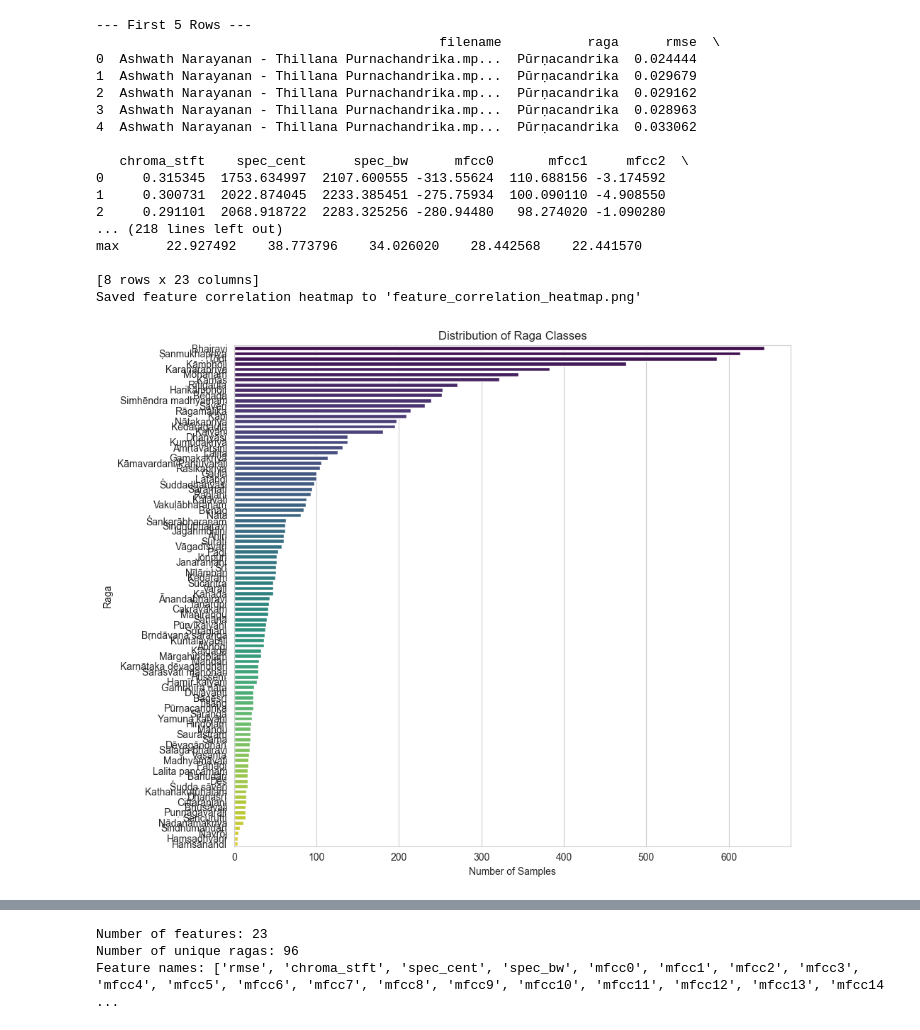
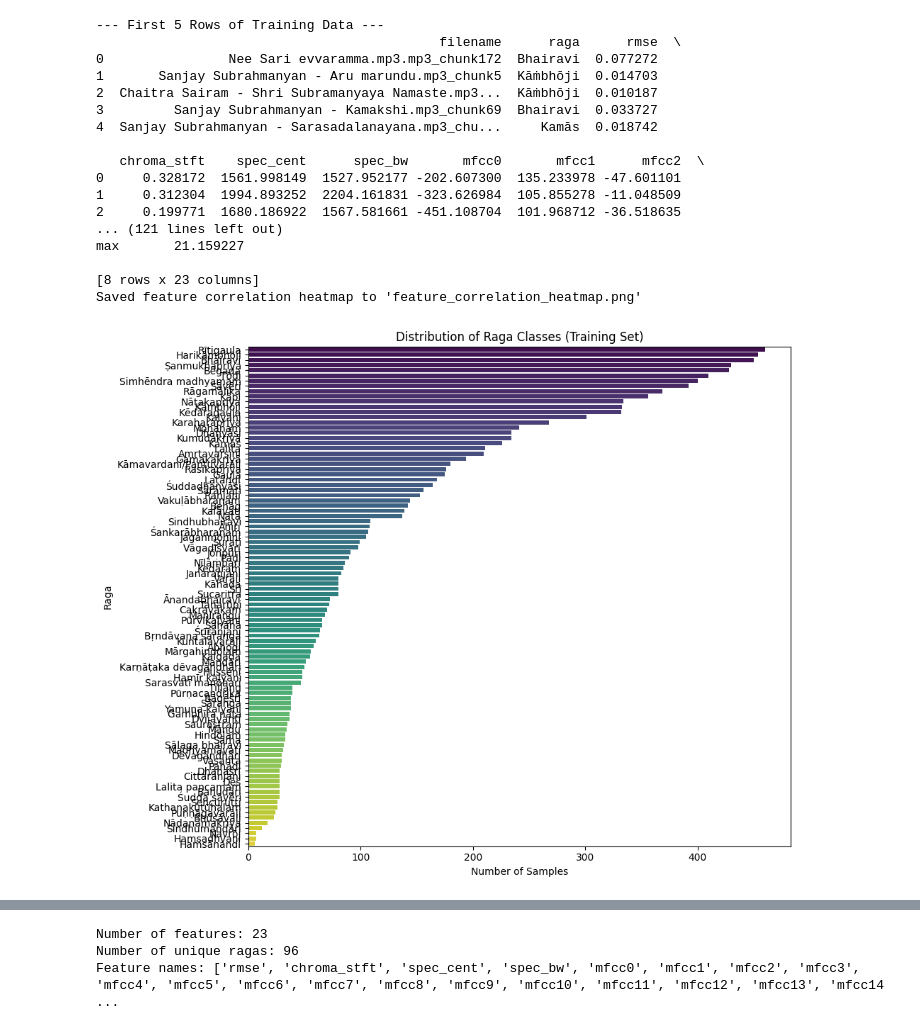
Before and after one commit to vvk-mhn/ML_Carnatic, a Jupyter notebook: ML_Project.ipynb, the cells around one changed output, grey strips where cells are left out. Saved outputs shown, nothing was run; the diff lists cells and outputs as text; code cells hidden in the pictures.

Commit message:
Change use separate csvs train test

```diff
--- a/ML_Project.ipynb
+++ b/ML_Project.ipynb
@@ -28,8 +8,10 @@ import seaborn as sns
 import sklearn as skl
 %matplotlib inline
 # %%
-df = pd.read_csv("saraga_chunked_normalized_features_2.csv")
-df.head(5)
+df_train = pd.read_csv("train_features_chunk_split_aug.csv")
+df_test = pd.read_csv("test_features_chunk_split.csv")
+df_val = pd.read_csv("validation_features_chunk_split.csv")
+df_train.head(5)
 import warnings
 warnings.filterwarnings('ignore')
 # %%
@@ -94,66 +92,68 @@ import pandas as pd
 import matplotlib.pyplot as plt
 import seaborn as sns
 
-df = pd.read_csv("saraga_chunked_normalized_features_2.csv")
+# You already loaded these at the top
+# df_train = pd.read_csv("train_features_chunk_split_aug.csv")
+# df_test = pd.read_csv("test_features_chunk_split.csv")
+# df_val = pd.read_csv("validation_features_chunk_split.csv")
 
-# print("Initial Data Info")
-# print(df.info())
+print("\n--- First 5 Rows of Training Data ---")
+print(df_train.head())
 
-print("\n--- First 5 Rows ---")
-print(df.head())
+# Data cleaning - apply to all 3 datasets
+data_train = df_train.drop(columns=["filename"])
+data_test = df_test.drop(columns=["filename"])
+data_val = df_val.drop(columns=["filename"])
 
-# Data cleaning
-data = df.drop(columns=["filename"])
 print("\n--- Data after dropping unnecessary columns ---")
-print(data.head())
-print(data.isnull().sum())
+print(data_train.head())
+print(f"Train nulls: {data_train.isnull().sum().sum()}")
+print(f"Test nulls: {data_test.isnull().sum().sum()}")
+print(f"Val nulls: {data_val.isnull().sum().sum()}")
 
-print(f"\nNo. duplicate rows: {data.duplicated().sum()}")
-
-
+print(f"\nNo. duplicate rows in train: {data_train.duplicated().sum()}")
 
 print("\n--- Raga Class Distribution (Imbalance) ---")
-raga_counts = data['raga'].value_counts()
+raga_counts = data_train['raga'].value_counts()
 print(raga_counts)
 
 plt.figure(figsize=(10, 8))
 sns.barplot(x=raga_counts.values, y=raga_counts.index, palette="viridis")
-plt.title('Distribution of Raga Classes')
+plt.title('Distribution of Raga Classes (Training Set)')
 plt.xlabel('Number of Samples')
 plt.ylabel('Raga')
 plt.tight_layout()
 plt.savefig("raga_distribution.png")
 print("\nSaved raga distribution plot to 'raga_distribution.png'")
 
+print("\n--- Summary Statistics for Numerical Features ---")
+print(data_train.describe())
 
-print("\n--- Summary Statistics for Numerical Features ---")
-print(data.describe())
-
-numerical_cols = data.select_dtypes(include=['float64', 'int64']).columns
-correlation_matrix = data[numerical_cols].corr()
+numerical_cols = data_train.select_dtypes(include=['float64', 'int64']).columns
+correlation_matrix = data_train[numerical_cols].corr()
 
 plt.figure(figsize=(18, 15))
 sns.heatmap(correlation_matrix, annot=False, cmap='coolwarm')
 plt.title('Correlation Matrix of Audio Features')
 plt.tight_layout()
 plt.savefig("feature_correlation_heatmap.png")
 print("Saved feature correlation heatmap to 'feature_correlation_heatmap.png'")
 # %% [output]
---- First 5 Rows ---
-                                            filename           raga      rmse  \
-0  Ashwath Narayanan - Thillana Purnachandrika.mp...  Pūrṇacandrika  0.024444
-1  Ashwath Narayanan - Thillana Purnachandrika.mp...  Pūrṇacandrika  0.029679
-2  Ashwath Narayanan - Thillana Purnachandrika.mp...  Pūrṇacandrika  0.029162
-3  Ashwath Narayanan - Thillana Purnachandrika.mp...  Pūrṇacandrika  0.028963
-4  Ashwath Narayanan - Thillana Purnachandrika.mp...  Pūrṇacandrika  0.033062
+--- First 5 Rows of Training Data ---
+                                            filename      raga      rmse  \
+0                Nee Sari evvaramma.mp3.mp3_chunk172  Bhairavi  0.077272
+1       Sanjay Subrahmanyan - Aru marundu.mp3_chunk5  Kāṁbhōji  0.014703
+2  Chaitra Sairam - Shri Subramanyaya Namaste.mp3...  Kāṁbhōji  0.010187
+3         Sanjay Subrahmanyan - Kamakshi.mp3_chunk69  Bhairavi  0.033727
+4  Sanjay Subrahmanyan - Sarasadalanayana.mp3_chu...     Kamās  0.018742
 
-   chroma_stft    spec_cent      spec_bw      mfcc0       mfcc1     mfcc2  \
-0     0.315345  1753.634997  2107.600555 -313.55624  110.688156 -3.174592
-1     0.300731  2022.874045  2233.385451 -275.75934  100.090110 -4.908550
-2     0.291101  2068.918722  2283.325256 -280.94480   98.274020 -1.090280
-... (218 lines left out)
-max      22.927492    38.773796    34.026020    28.442568    22.441570
+   chroma_stft    spec_cent      spec_bw       mfcc0       mfcc1      mfcc2  \
+0     0.328172  1561.998149  1527.952177 -202.607300  135.233978 -47.601101
+1     0.312304  1994.893252  2204.161831 -323.626984  105.855278 -11.048509
+2     0.199771  1680.186922  1567.581661 -451.108704  101.968712 -36.518635
+... (121 lines left out)
+max       21.159227
 
 [8 rows x 23 columns]
 Saved feature correlation heatmap to 'feature_correlation_heatmap.png'
-[figure, old version]
+[figure, new version]
```
Also changed, not shown: parts of 20 cells of this notebook.
